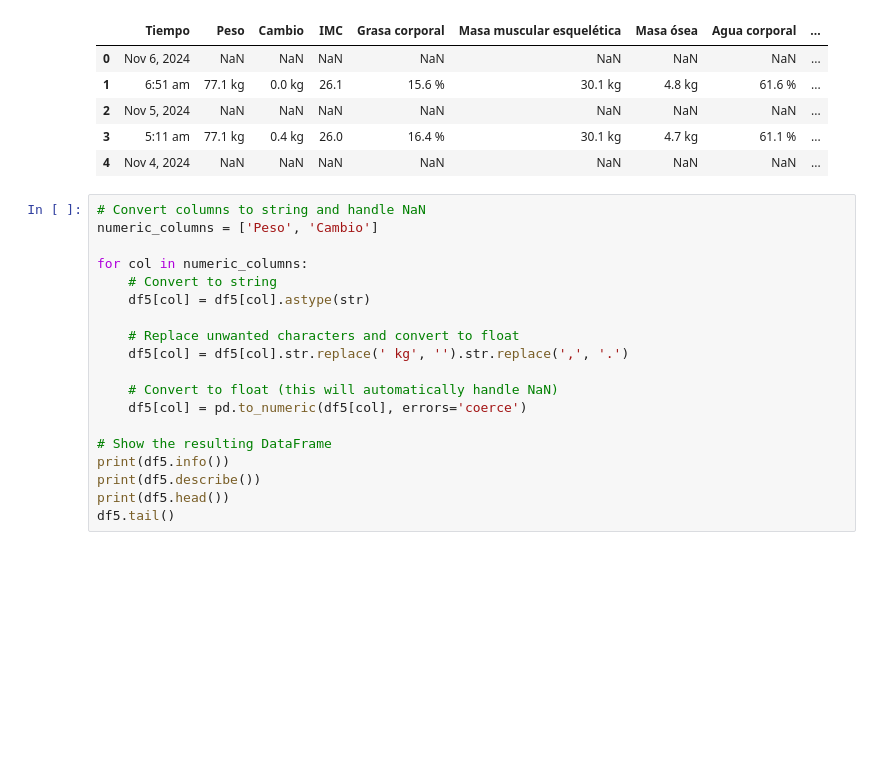
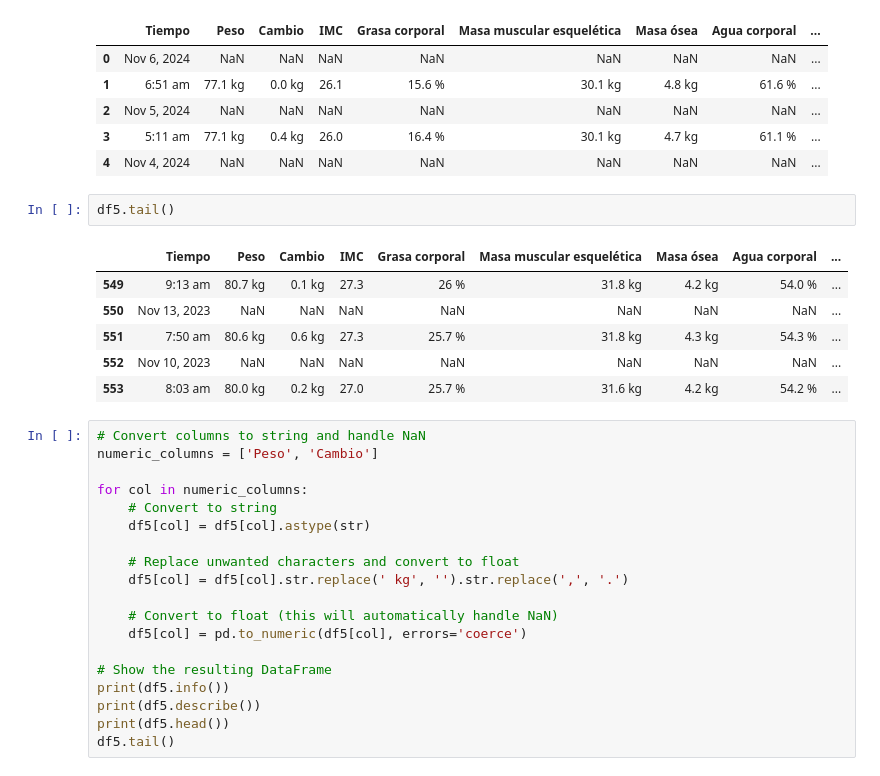
Before and after one commit to MikelTelo/dsft2409_mikeltelo, a Jupyter notebook: PROJECTS/eda_gym_members/eda_mta_3.ipynb, the cells around one changed output. Drawn from its saved outputs; the diff is of its cells as text; blank space fills up the shorter version.

```diff
--- a/PROJECTS/eda_gym_members/eda_mta_3.ipynb
+++ b/PROJECTS/eda_gym_members/eda_mta_3.ipynb
@@ -93,6 +81,15 @@ max     28.700000         NaN
 | 2 | Nov 5, 2024 | NaN | NaN | NaN | NaN | NaN | NaN | NaN | ... |
 | 3 | 5:11 am | 77.1 kg | 0.4 kg | 26.0 | 16.4 % | 30.1 kg | 4.7 kg | 61.1 % | ... |
 | 4 | Nov 4, 2024 | NaN | NaN | NaN | NaN | NaN | NaN | NaN | ... |
+# %%
+df5.tail()
+# %% [output]
+|  | Tiempo | Peso | Cambio | IMC | Grasa corporal | Masa muscular esquelética | Masa ósea | Agua corporal | ... |
+| 549 | 9:13 am | 80.7 kg | 0.1 kg | 27.3 | 26 % | 31.8 kg | 4.2 kg | 54.0 % | ... |
+| 550 | Nov 13, 2023 | NaN | NaN | NaN | NaN | NaN | NaN | NaN | ... |
+| 551 | 7:50 am | 80.6 kg | 0.6 kg | 27.3 | 25.7 % | 31.8 kg | 4.3 kg | 54.3 % | ... |
+| 552 | Nov 10, 2023 | NaN | NaN | NaN | NaN | NaN | NaN | NaN | ... |
+| 553 | 8:03 am | 80.0 kg | 0.2 kg | 27.0 | 25.7 % | 31.6 kg | 4.2 kg | 54.2 % | ... |
 # %%
 # Convert columns to string and handle NaN
 numeric_columns = ['Peso', 'Cambio']
```
Also changed, not shown: parts of 3 cells of this notebook.
